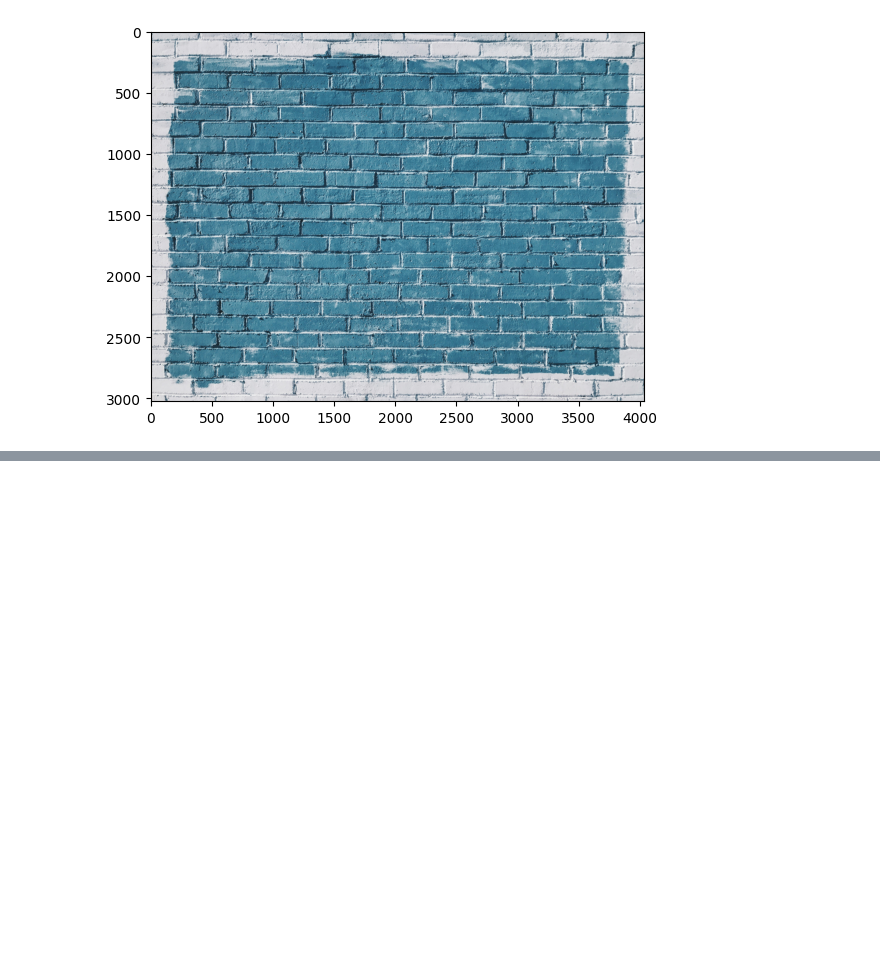
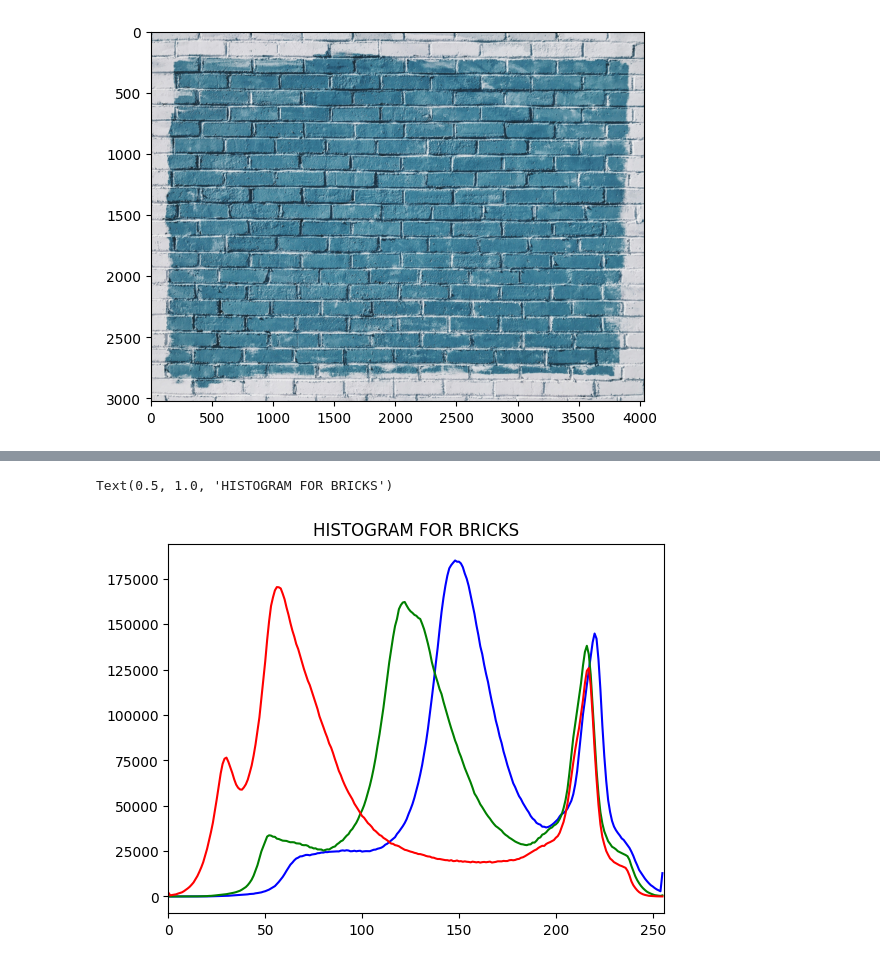
Before and after one commit to ananthanarayanan16/OpenCV, a Jupyter notebook: OpenCV_Basic/sec_4_histogram_1.ipynb, the cells around one changed output, grey strips where cells are left out. Saved outputs shown, nothing was run; the diff lists cells and outputs as text; code cells hidden in the pictures; blank space fills up the shorter version.

```diff
--- a/OpenCV_Basic/sec_4_histogram_1.ipynb
+++ b/OpenCV_Basic/sec_4_histogram_1.ipynb
@@ -37,0 +68,16 @@ plt.imshow(show_bricks)
+# %%
+# CALCULATING HISTOGRAM BGR VALUE FOR THE BRICKS
+
+img = bricks
+
+color = ('b', 'g', 'r')
+
+for i, col in enumerate(color):
+    hist = cv2.calcHist([img], [i], None, [256], [0, 256])
+    plt.plot(hist, color=col)
+    plt.xlim([0, 256])
+
+plt.title('HISTOGRAM FOR BRICKS')
+# %% [output]
+Text(0.5, 1.0, 'HISTOGRAM FOR BRICKS')
+[figure, added]
```
Also changed, not shown: parts of 16 cells of this notebook, 1 other file.
